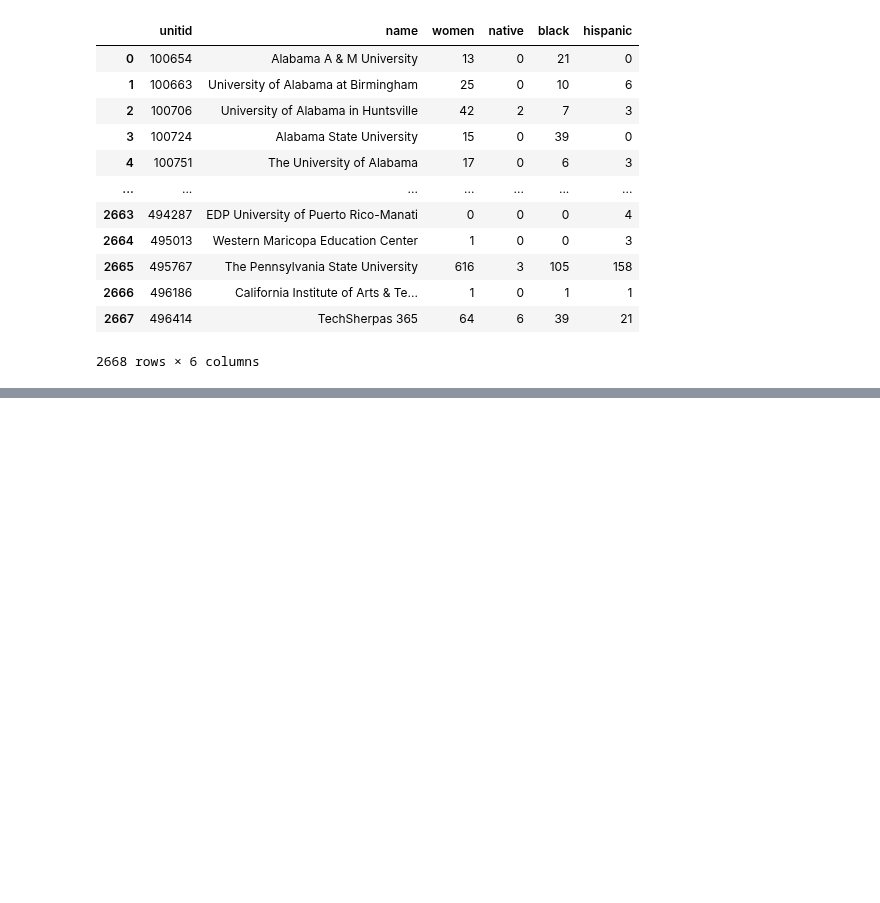
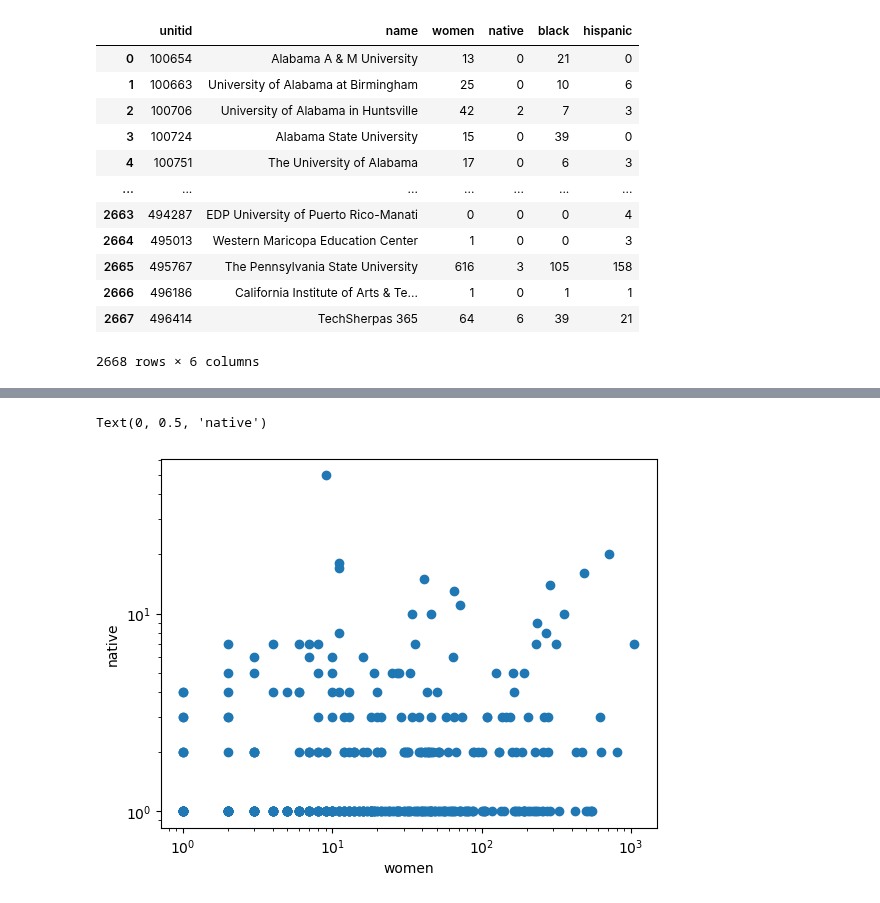
Before and after one commit to jmasontaylor/Education, a Jupyter notebook: src/FirstWeek.ipynb, the cells around one changed output, grey strips where cells are left out. Saved outputs shown, nothing was run; the diff lists cells and outputs as text; code cells hidden in the pictures; blank space fills up the shorter version.

```diff
--- a/src/FirstWeek.ipynb
+++ b/src/FirstWeek.ipynb
@@ -145,0 +154,11 @@ Type:      function
+# %%
+# women and native
+
+plt.scatter(merged['women'], merged['native'])
+plt.yscale('log')
+plt.xscale('log')
+plt.xlabel('women')
+plt.ylabel('native')
+# %% [output]
+Text(0, 0.5, 'native')
+[figure, added]
```
Also changed, not shown: parts of 13 cells of this notebook.
